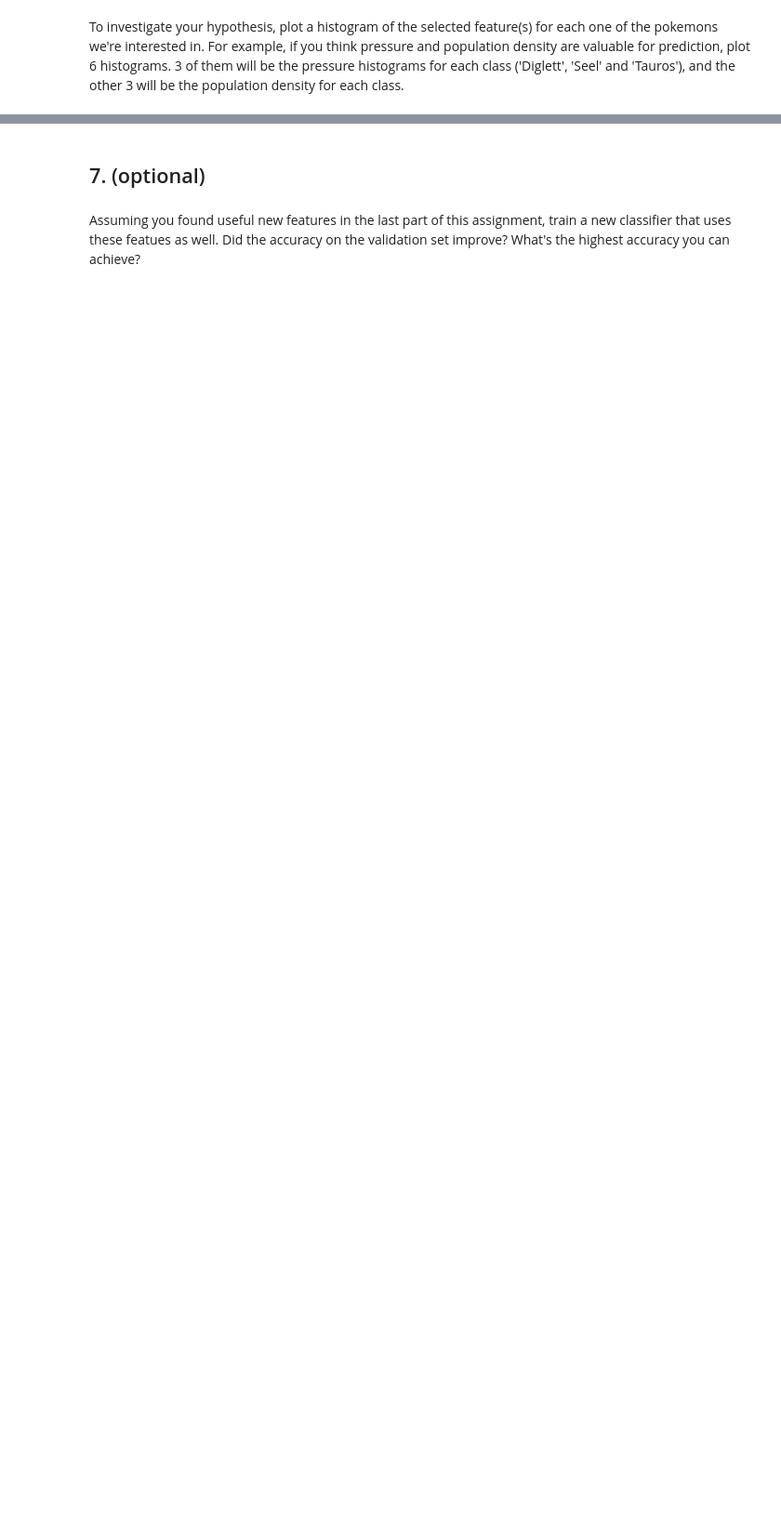
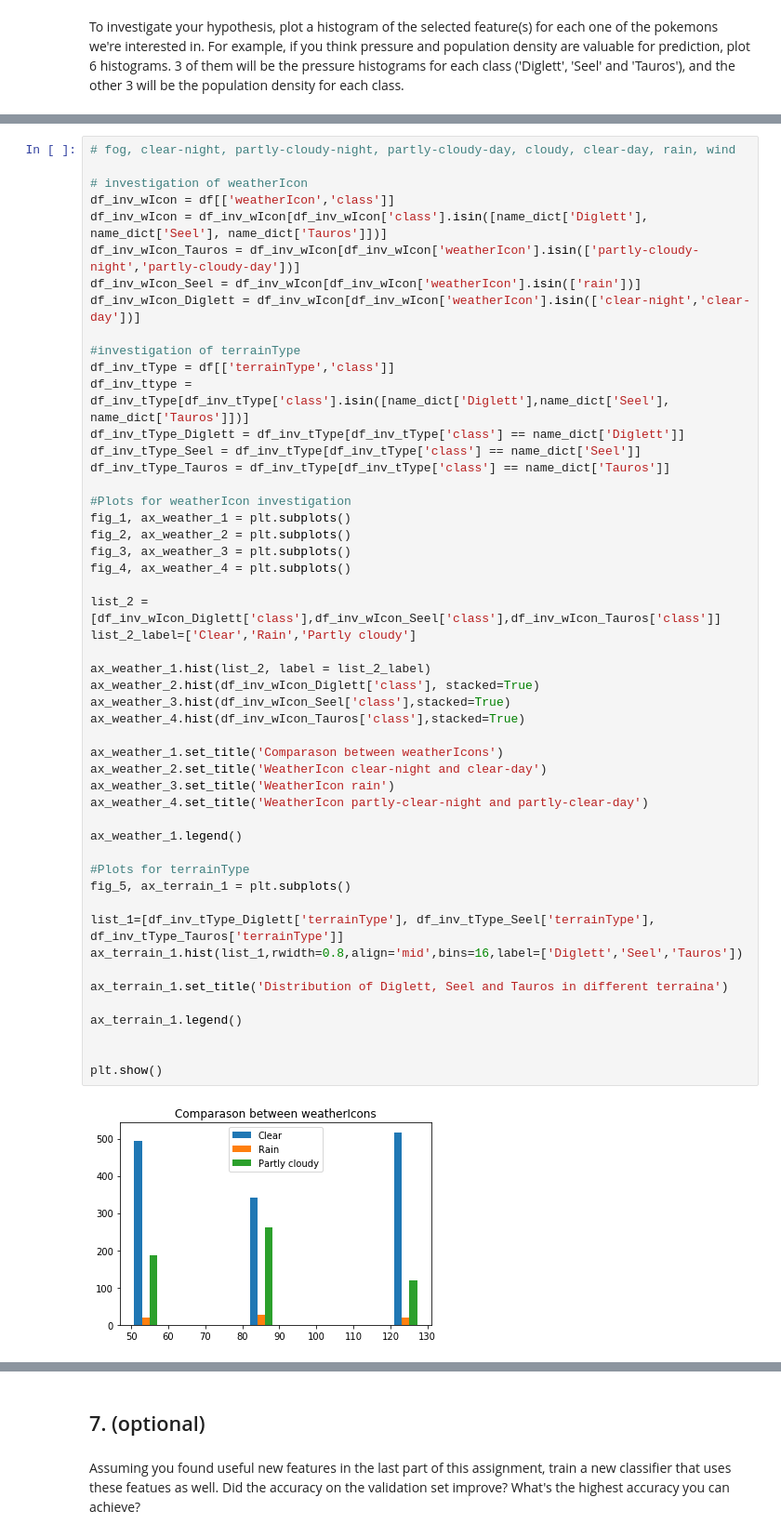
Before and after one commit to Umbriona/Deep-Neural-Network, a Jupyter notebook: Home Assignments/IHA2/IHA2.ipynb, the cells around one changed output, grey strips where cells are left out. Shown at 93% size. Saved outputs shown, nothing was run; the diff lists cells and outputs as text; blank space fills up the shorter version.

```diff
--- a/Home Assignments/IHA2/IHA2.ipynb
+++ b/Home Assignments/IHA2/IHA2.ipynb
@@ -312,0 +288,52 @@ What does(do) this(ese) histogram(s) show you? Could it be beneficial to add thi
+# %%
+# fog, clear-night, partly-cloudy-night, partly-cloudy-day, cloudy, clear-day, rain, wind
+
+# investigation of weatherIcon
+df_inv_wIcon = df[['weatherIcon','class']]
+df_inv_wIcon = df_inv_wIcon[df_inv_wIcon['class'].isin([name_dict['Diglett'], name_dict['Seel'], name_dict['Tauros']])]
+df_inv_wIcon_Tauros = df_inv_wIcon[df_inv_wIcon['weatherIcon'].isin(['partly-cloudy-night','partly-cloudy-day'])]
+df_inv_wIcon_Seel = df_inv_wIcon[df_inv_wIcon['weatherIcon'].isin(['rain'])]
+df_inv_wIcon_Diglett = df_inv_wIcon[df_inv_wIcon['weatherIcon'].isin(['clear-night','clear-day'])]
+
+#investigation of terrainType
+df_inv_tType = df[['terrainType','class']]
+df_inv_ttype = df_inv_tType[df_inv_tType['class'].isin([name_dict['Diglett'],name_dict['Seel'], name_dict['Tauros']])]
+df_inv_tType_Diglett = df_inv_tType[df_inv_tType['class'] == name_dict['Diglett']]
+df_inv_tType_Seel = df_inv_tType[df_inv_tType['class'] == name_dict['Seel']]
+df_inv_tType_Tauros = df_inv_tType[df_inv_tType['class'] == name_dict['Tauros']]
+
+#Plots for weatherIcon investigation
+fig_1, ax_weather_1 = plt.subplots()
+fig_2, ax_weather_2 = plt.subplots()
+fig_3, ax_weather_3 = plt.subplots()
+fig_4, ax_weather_4 = plt.subplots()
+
+list_2 = [df_inv_wIcon_Diglett['class'],df_inv_wIcon_Seel['class'],df_inv_wIcon_Tauros['class']]
+list_2_label=['Clear','Rain','Partly cloudy']
+
+ax_weather_1.hist(list_2, label = list_2_label)
+ax_weather_2.hist(df_inv_wIcon_Diglett['class'], stacked=True)
+ax_weather_3.hist(df_inv_wIcon_Seel['class'],stacked=True)
+ax_weather_4.hist(df_inv_wIcon_Tauros['class'],stacked=True)
+
+ax_weather_1.set_title('Comparason between weatherIcons')
+ax_weather_2.set_title('WeatherIcon clear-night and clear-day')
+ax_weather_3.set_title('WeatherIcon rain')
+ax_weather_4.set_title('WeatherIcon partly-clear-night and partly-clear-day')
+
+ax_weather_1.legend()
+
+#Plots for terrainType
+fig_5, ax_terrain_1 = plt.subplots()
+
+list_1=[df_inv_tType_Diglett['terrainType'], df_inv_tType_Seel['terrainType'], df_inv_tType_Tauros['terrainType']]
+ax_terrain_1.hist(list_1,rwidth=0.8,align='mid',bins=16,label=['Diglett','Seel','Tauros'])
+
+ax_terrain_1.set_title('Distribution of Diglett, Seel and Tauros in different terraina')
+
+ax_terrain_1.legend()
+
+
+plt.show()
+# %% [output]
+[figure, added]
```
Also changed, not shown: parts of 6 cells of this notebook.
